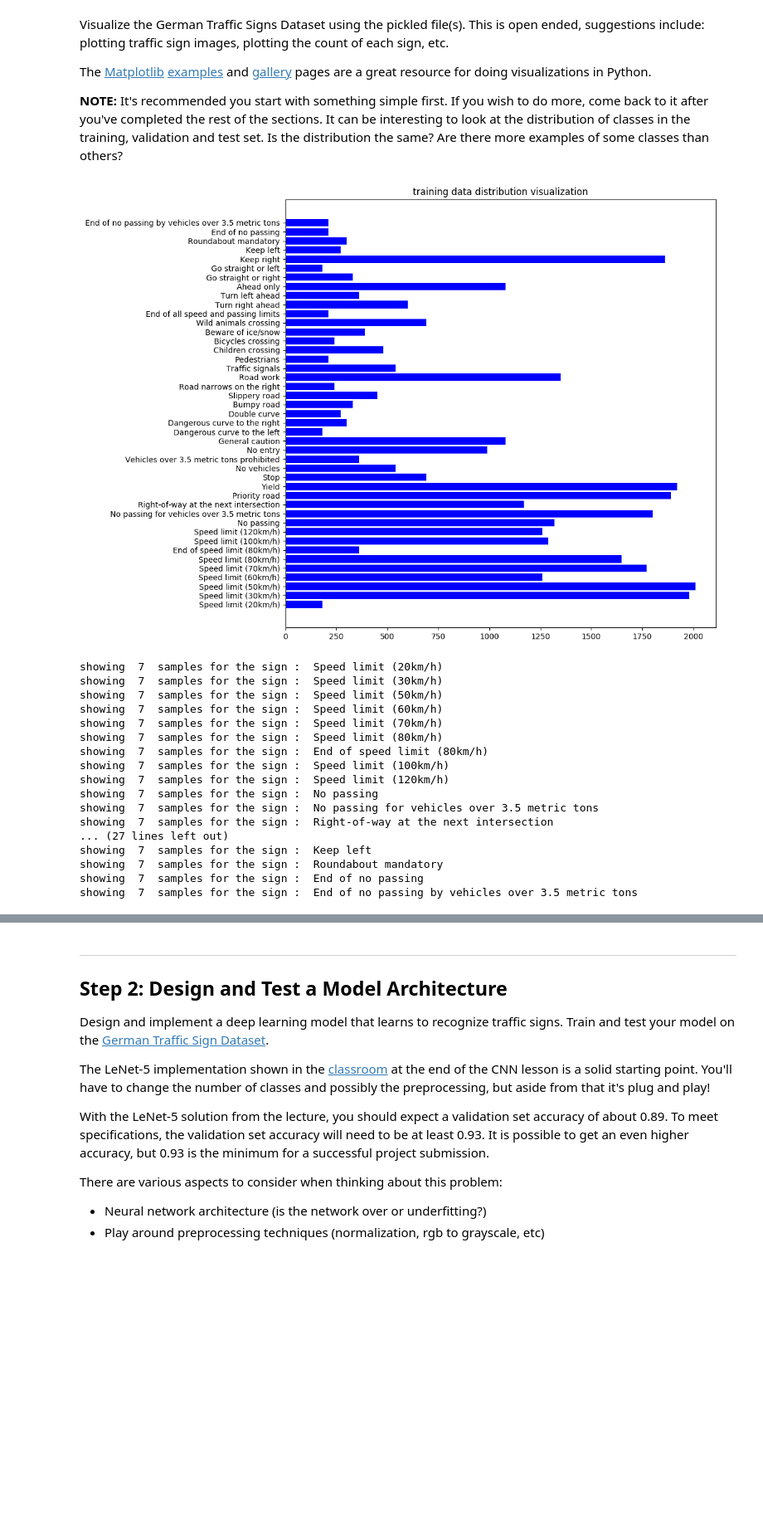
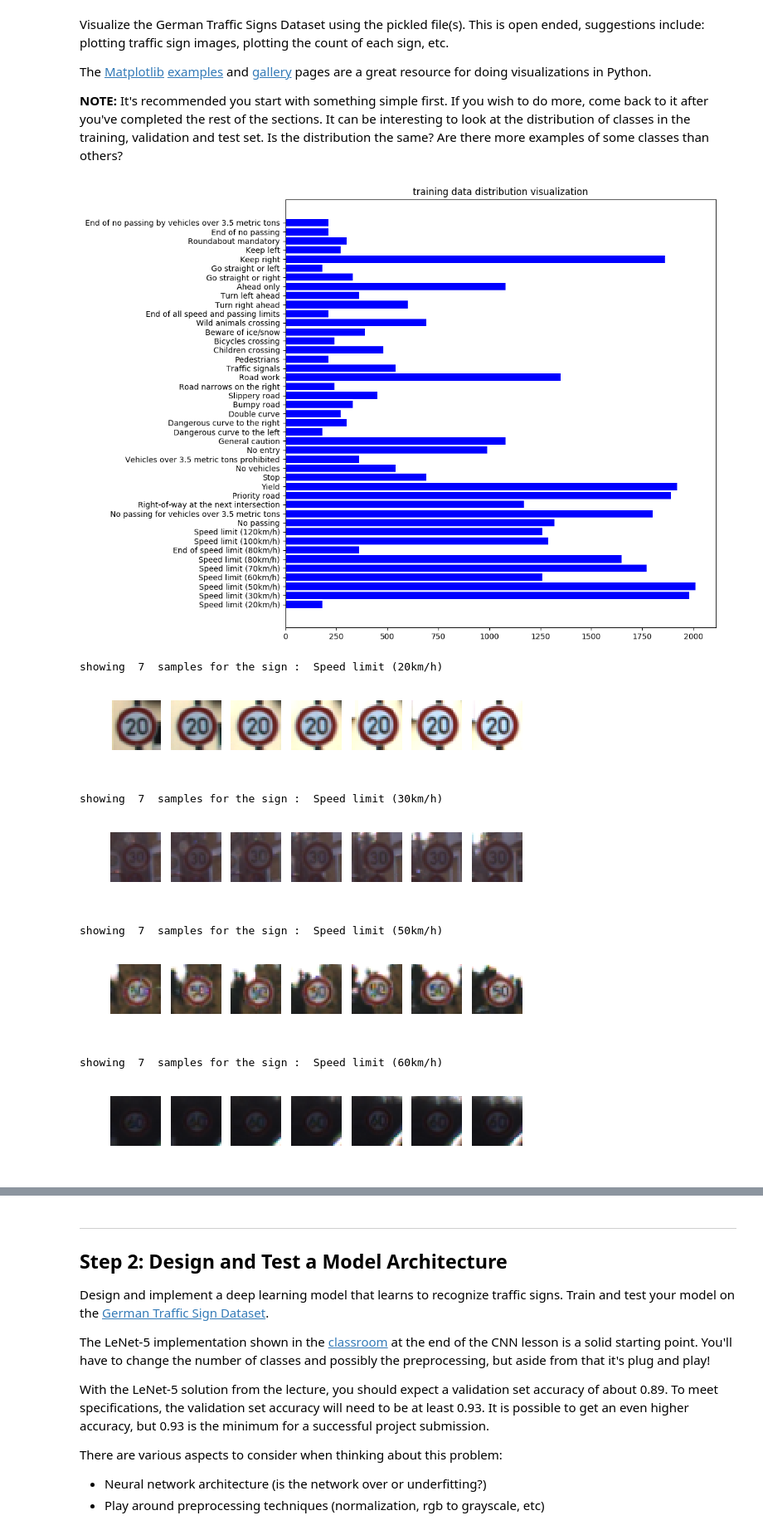
Before and after one commit to Fadi88/CarND-Traffic-Sign-Classifier-Project, a Jupyter notebook: Traffic_Sign_Classifier.ipynb, the cells around one changed output, grey strips where cells are left out. Shown at 83% size. Saved outputs shown, nothing was run; the diff lists cells and outputs as text; code cells hidden in the pictures; blank space fills up the shorter version.

```diff
--- a/Traffic_Sign_Classifier.ipynb
+++ b/Traffic_Sign_Classifier.ipynb
@@ -120,49 +120,40 @@ plt.rcdefaults()
 fig, ax = plt.subplots()
 
 ax.barh(range(len(signs_map)), data_hst, align='center',color='blue')
 
 ax.set_yticks(range(len(signs_map)))
 ax.set_yticklabels(labels)
 
 ax.set_title('training data distribution visualization')
 fig.set_figheight(10)
 fig.set_figwidth(10)
 
 fig.savefig('./graphs/trainings_vis.jpg' , bbox_inches = 'tight')
 
 plt.show()
 
 
 for sign_idx in range(len(signs_map)):
     plot_limit = 7
     print('showing ', str(plot_limit), ' samples for the sign : ' , signs_map[str(sign_idx)])
-    #f, axarr = plt.subplots(1,plot_limit)
+    f, axarr = plt.subplots(1,plot_limit)
     for plt_index in range(plot_limit):
             found_count = 0
             for sample_idx in range(n_train):
                 if y_train[sample_idx] == sign_idx:
-                    #axarr[found_count].imshow(X_train_input[sample_idx])
-                    #axarr[found_count].set_axis_off()
+                    axarr[found_count].imshow(X_train_input[sample_idx])
+                    axarr[found_count].set_axis_off()
                     found_count += 1
                 if plot_limit == found_count:
                     break
     plt.show()
 # %% [output]
 [figure]
 showing  7  samples for the sign :  Speed limit (20km/h)
-showing  7  samples for the sign :  Speed limit (30km/h)
-showing  7  samples for the sign :  Speed limit (50km/h)
-showing  7  samples for the sign :  Speed limit (60km/h)
-showing  7  samples for the sign :  Speed limit (70km/h)
-showing  7  samples for the sign :  Speed limit (80km/h)
-showing  7  samples for the sign :  End of speed limit (80km/h)
-showing  7  samples for the sign :  Speed limit (100km/h)
-showing  7  samples for the sign :  Speed limit (120km/h)
-showing  7  samples for the sign :  No passing
-showing  7  samples for the sign :  No passing for vehicles over 3.5 metric tons
-showing  7  samples for the sign :  Right-of-way at the next intersection
-... (27 lines left out)
-showing  7  samples for the sign :  Keep left
-showing  7  samples for the sign :  Roundabout mandatory
-showing  7  samples for the sign :  End of no passing
-showing  7  samples for the sign :  End of no passing by vehicles over 3.5 metric tons
+[figure, added]
+showing  7  samples for the sign :  Speed limit (30km/h)
+[figure, added]
+showing  7  samples for the sign :  Speed limit (50km/h)
+[figure, added]
+showing  7  samples for the sign :  Speed limit (60km/h)
+[figure, added]
```
Also changed, not shown: parts of 8 cells of this notebook, 1 other file.
